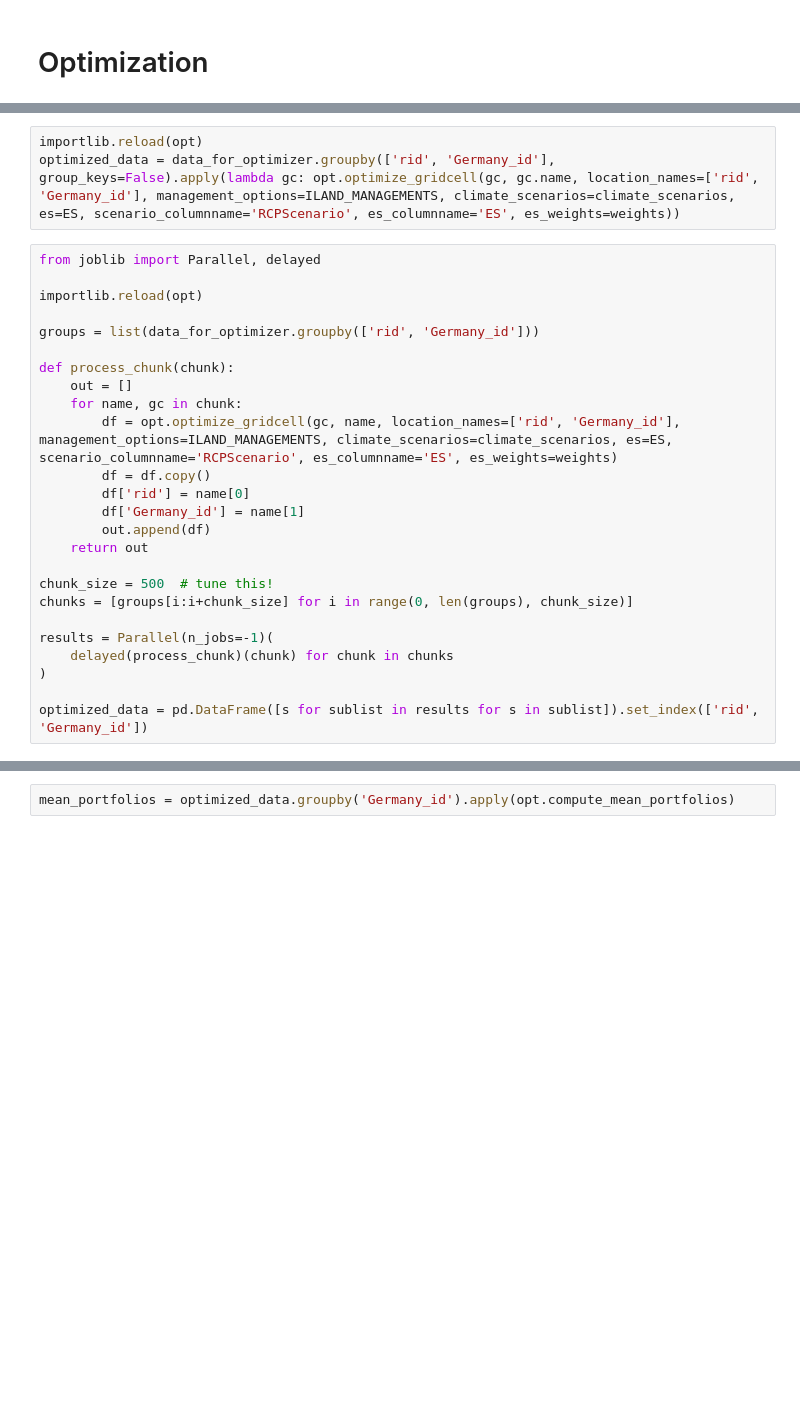
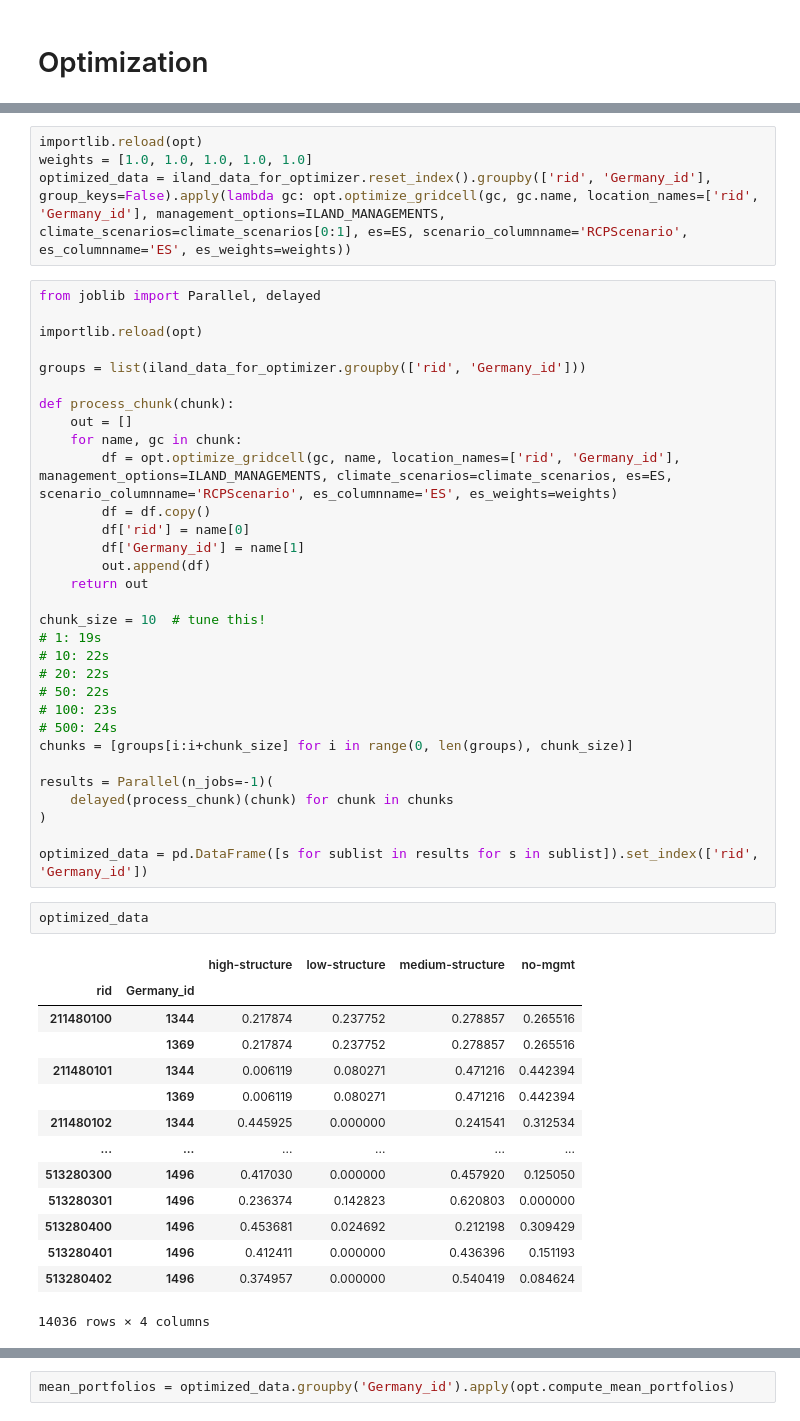
Before and after one commit to k-gregor/velux_optimization, a Jupyter notebook: iland_optimization.ipynb, the cells around one changed output, grey strips where cells are left out. Cells and saved outputs as stored; diff of their text form; blank space fills up the shorter version.

```diff
--- a/iland_optimization.ipynb
+++ b/iland_optimization.ipynb
@@ -62,12 +84,13 @@ data_for_optimizer = pd.read_csv('brandenburg_optimizer_data_normalized.csv')#.s
 # %%
 importlib.reload(opt)
-optimized_data = data_for_optimizer.groupby(['rid', 'Germany_id'], group_keys=False).apply(lambda gc: opt.optimize_gridcell(gc, gc.name, location_names=['rid', 'Germany_id'], management_options=ILAND_MANAGEMENTS, climate_scenarios=climate_scenarios, es=ES, scenario_columnname='RCPScenario', es_columnname='ES', es_weights=weights))
+weights = [1.0, 1.0, 1.0, 1.0, 1.0]
+optimized_data = iland_data_for_optimizer.reset_index().groupby(['rid', 'Germany_id'], group_keys=False).apply(lambda gc: opt.optimize_gridcell(gc, gc.name, location_names=['rid', 'Germany_id'], management_options=ILAND_MANAGEMENTS, climate_scenarios=climate_scenarios[0:1], es=ES, scenario_columnname='RCPScenario', es_columnname='ES', es_weights=weights))
 # %%
 from joblib import Parallel, delayed
 
 importlib.reload(opt)
 
-groups = list(data_for_optimizer.groupby(['rid', 'Germany_id']))
+groups = list(iland_data_for_optimizer.groupby(['rid', 'Germany_id']))
 
 def process_chunk(chunk):
     out = []
@@ -79,7 +102,13 @@ def process_chunk(chunk):
         out.append(df)
     return out
 
-chunk_size = 500  # tune this!
+chunk_size = 10  # tune this!
+# 1: 19s
+# 10: 22s
+# 20: 22s
+# 50: 22s
+# 100: 23s
+# 500: 24s
 chunks = [groups[i:i+chunk_size] for i in range(0, len(groups), chunk_size)]
 
 results = Parallel(n_jobs=-1)(
@@ -87,3 +116,20 @@ results = Parallel(n_jobs=-1)(
 )
 
 optimized_data = pd.DataFrame([s for sublist in results for s in sublist]).set_index(['rid', 'Germany_id'])
+# %%
+optimized_data
+# %% [output]
+|  |  | high-structure | low-structure | medium-structure | no-mgmt |
+| rid | Germany_id |  |  |  |  |
+| 211480100 | 1344 | 0.217874 | 0.237752 | 0.278857 | 0.265516 |
+|  | 1369 | 0.217874 | 0.237752 | 0.278857 | 0.265516 |
+| 211480101 | 1344 | 0.006119 | 0.080271 | 0.471216 | 0.442394 |
+|  | 1369 | 0.006119 | 0.080271 | 0.471216 | 0.442394 |
+| 211480102 | 1344 | 0.445925 | 0.000000 | 0.241541 | 0.312534 |
+| ... | ... | ... | ... | ... | ... |
+| 513280300 | 1496 | 0.417030 | 0.000000 | 0.457920 | 0.125050 |
+| 513280301 | 1496 | 0.236374 | 0.142823 | 0.620803 | 0.000000 |
+| 513280400 | 1496 | 0.453681 | 0.024692 | 0.212198 | 0.309429 |
+| 513280401 | 1496 | 0.412411 | 0.000000 | 0.436396 | 0.151193 |
+| 513280402 | 1496 | 0.374957 | 0.000000 | 0.540419 | 0.084624 |
+14036 rows × 4 columns
```
Also changed, not shown: parts of 19 cells of this notebook, 2 other files.
